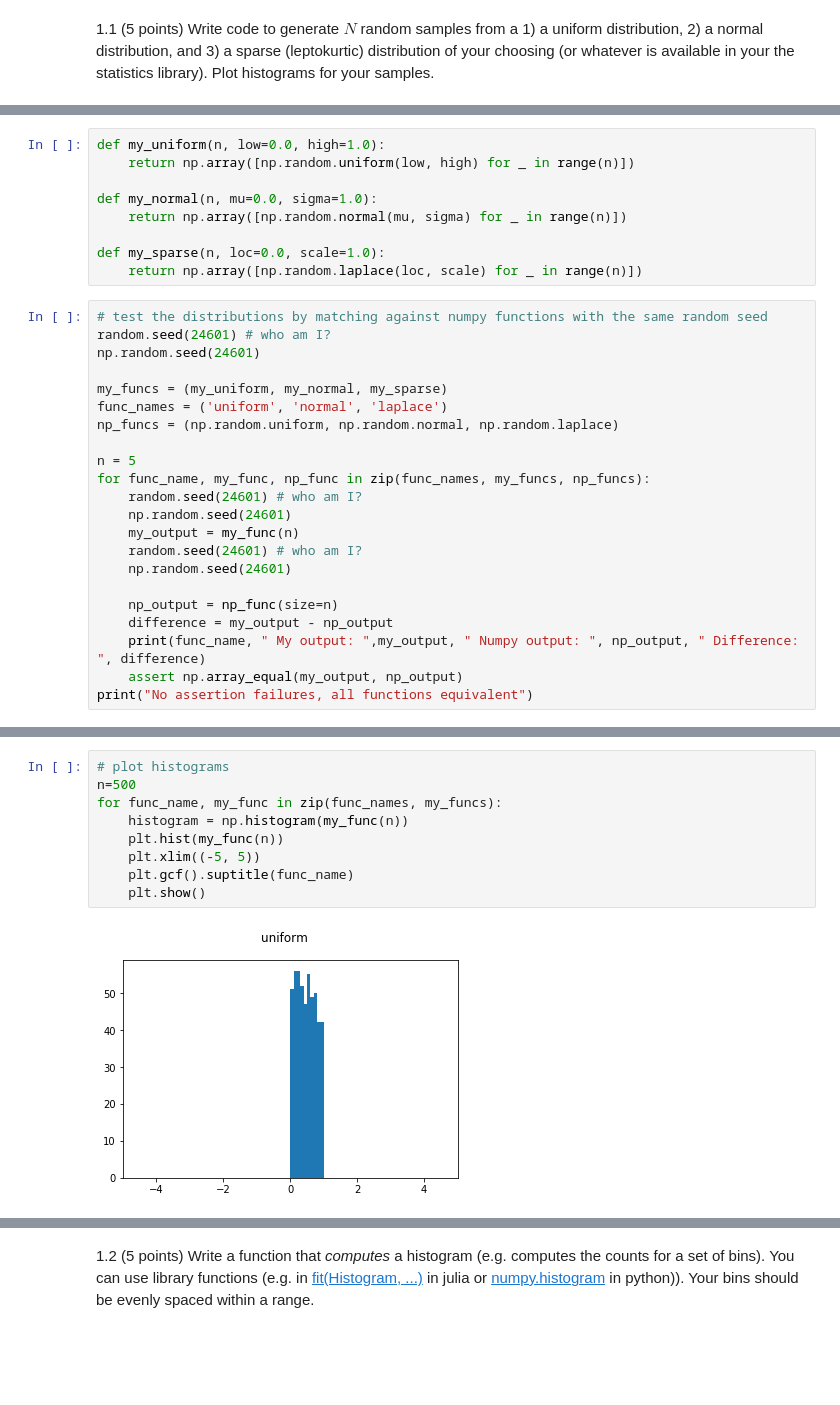
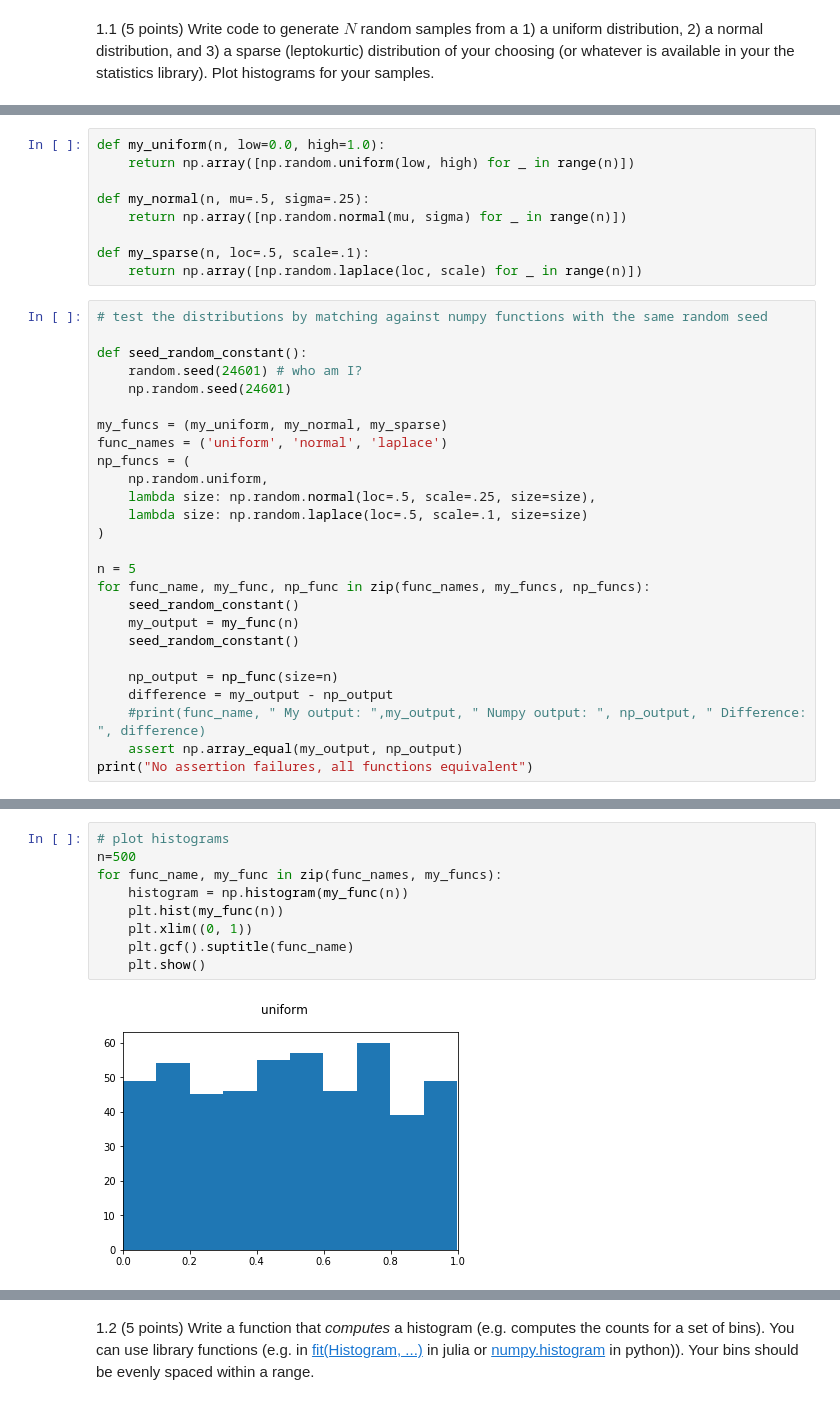
Before and after one commit to brennanmcfarland/computational-perception-class, a Jupyter notebook: CP-A2-bfm21.ipynb, the cells around one changed output, grey strips where cells are left out. Cells and saved outputs as stored; diff of their text form; blank space fills up the shorter version.

```diff
--- a/CP-A2-bfm21.ipynb
+++ b/CP-A2-bfm21.ipynb
@@ -16,31 +21,35 @@ from matplotlib.pyplot import imread
 def my_uniform(n, low=0.0, high=1.0):
     return np.array([np.random.uniform(low, high) for _ in range(n)])
 
-def my_normal(n, mu=0.0, sigma=1.0):
+def my_normal(n, mu=.5, sigma=.25):
     return np.array([np.random.normal(mu, sigma) for _ in range(n)])
 
-def my_sparse(n, loc=0.0, scale=1.0):
+def my_sparse(n, loc=.5, scale=.1):
     return np.array([np.random.laplace(loc, scale) for _ in range(n)])
 # %%
 # test the distributions by matching against numpy functions with the same random seed
-random.seed(24601) # who am I?
-np.random.seed(24601)
+
+def seed_random_constant():
+    random.seed(24601) # who am I?
+    np.random.seed(24601)
 
 my_funcs = (my_uniform, my_normal, my_sparse)
 func_names = ('uniform', 'normal', 'laplace')
-np_funcs = (np.random.uniform, np.random.normal, np.random.laplace)
+np_funcs = (
+    np.random.uniform,
+    lambda size: np.random.normal(loc=.5, scale=.25, size=size),
+    lambda size: np.random.laplace(loc=.5, scale=.1, size=size)
+)
 
 n = 5
 for func_name, my_func, np_func in zip(func_names, my_funcs, np_funcs):
-    random.seed(24601) # who am I?
-    np.random.seed(24601)
+    seed_random_constant()
     my_output = my_func(n)
-    random.seed(24601) # who am I?
-    np.random.seed(24601)
+    seed_random_constant()
 
     np_output = np_func(size=n)
     difference = my_output - np_output
-    print(func_name, " My output: ",my_output, " Numpy output: ", np_output, " Difference: ", difference)
+    #print(func_name, " My output: ",my_output, " Numpy output: ", np_output, " Difference: ", difference)
     assert np.array_equal(my_output, np_output)
 print("No assertion failures, all functions equivalent")
 # %% [output]
@@ -51,11 +57,11 @@ No assertion failures, all functions equivalent
 # %%
 # plot histograms
 n=500
 for func_name, my_func in zip(func_names, my_funcs):
     histogram = np.histogram(my_func(n))
     plt.hist(my_func(n))
-    plt.xlim((-5, 5))
+    plt.xlim((0, 1))
     plt.gcf().suptitle(func_name)
     plt.show()
 # %% [output]
-[figure, old version]
+[figure, new version]
```
Also changed, not shown: parts of 41 cells of this notebook.
